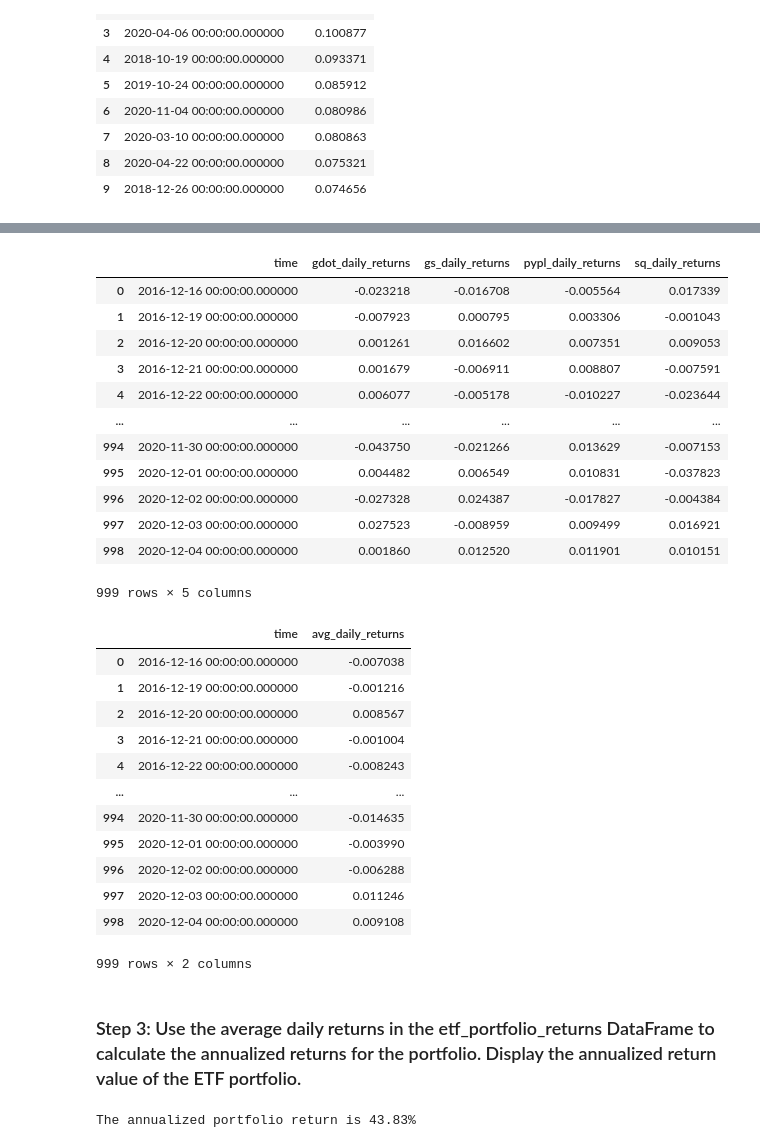
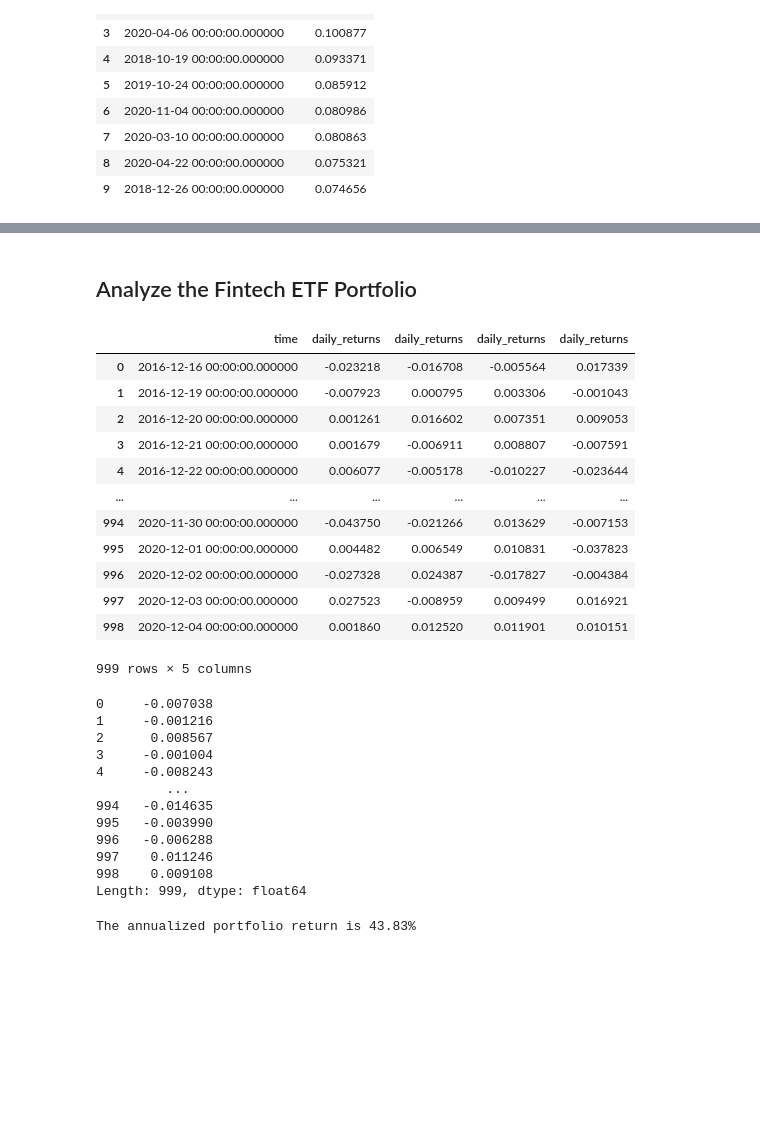
Before and after one commit to jgrichardson/etf_analyzer, a Jupyter notebook: etf_analyzer.ipynb, the cells around one changed output, grey strips where cells are left out. Cells and saved outputs as stored; diff of their text form; code cells hidden in the pictures; blank space fills up the shorter version.

```diff
--- a/etf_analyzer.ipynb
+++ b/etf_analyzer.ipynb
@@ -340,19 +148,21 @@ Complete the following steps:
+# %% [markdown]
+## Analyze the Fintech ETF Portfolio
 # %%
 # Wreate a SQL query to join each table in the portfolio into a single DataFrame
 # Use the time column from each table as the basis for the join
 query = """
-SELECT GDOT.time, GDOT.daily_returns AS gdot_daily_returns, GS.daily_returns AS gs_daily_returns, PYPL.daily_returns AS pypl_daily_returns, SQ.daily_returns AS sq_daily_returns
+SELECT GDOT.time, GDOT.daily_returns, GS.daily_returns, PYPL.daily_returns, SQ.daily_returns
 FROM GDOT
 JOIN GS ON GS.time = GDOT.time, PYPL ON PYPL.time = GDOT.time, SQ ON SQ.time = GDOT.time
 """
 
 # Using the query, read the data from the database into a Pandas DataFrame
 etf_portfolio = pd.read_sql_query(query, con=engine)
 
 # Review the resulting DataFrame
 etf_portfolio
 # %% [output]
-|  | time | gdot_daily_returns | gs_daily_returns | pypl_daily_returns | sq_daily_returns |
+|  | time | daily_returns | daily_returns | daily_returns | daily_returns |
 | 0 | 2016-12-16 00:00:00.000000 | -0.023218 | -0.016708 | -0.005564 | 0.017339 |
 | 1 | 2016-12-19 00:00:00.000000 | -0.007923 | 0.000795 | 0.003306 | -0.001043 |
 | 2 | 2016-12-20 00:00:00.000000 | 0.001261 | 0.016602 | 0.007351 | 0.009053 |
@@ -367,28 +177,23 @@ etf_portfolio
 999 rows × 5 columns
 # %%
 # Create a DataFrame that displays the mean value of the “daily_returns” columns for all four assets.
-etf_portfolio_returns = pd.DataFrame()
-etf_portfolio_returns["time"] = etf_portfolio["time"]
-etf_portfolio_returns["avg_daily_returns"] = etf_portfolio[["gdot_daily_returns","gs_daily_returns","pypl_daily_returns","sq_daily_returns"]].mean(axis=1)
+etf_portfolio_returns = etf_portfolio['daily_returns'].mean(axis=1)
 
 # Review the resulting DataFrame
 etf_portfolio_returns
 # %% [output]
-|  | time | avg_daily_returns |
-| 0 | 2016-12-16 00:00:00.000000 | -0.007038 |
-| 1 | 2016-12-19 00:00:00.000000 | -0.001216 |
-| 2 | 2016-12-20 00:00:00.000000 | 0.008567 |
-| 3 | 2016-12-21 00:00:00.000000 | -0.001004 |
-| 4 | 2016-12-22 00:00:00.000000 | -0.008243 |
-| ... | ... | ... |
-| 994 | 2020-11-30 00:00:00.000000 | -0.014635 |
-| 995 | 2020-12-01 00:00:00.000000 | -0.003990 |
-| 996 | 2020-12-02 00:00:00.000000 | -0.006288 |
-| 997 | 2020-12-03 00:00:00.000000 | 0.011246 |
-| 998 | 2020-12-04 00:00:00.000000 | 0.009108 |
-999 rows × 2 columns
+0     -0.007038
+1     -0.001216
+2      0.008567
+3     -0.001004
+4     -0.008243
+         ...
+994   -0.014635
+995   -0.003990
+996   -0.006288
+997    0.011246
+998    0.009108
+Length: 999, dtype: float64
-# %% [markdown]
-### Step 3: Use the average daily returns in the etf_portfolio_returns DataFrame to calculate the annualized returns for the portfolio. Display the annualized return value of the ETF portfolio.
 # %%
 # Use the average daily returns provided by the etf_portfolio_returns DataFrame
 # to calculate the annualized return for the portfolio.
```
Also changed, not shown: parts of 16 cells of this notebook, 2 other files.
